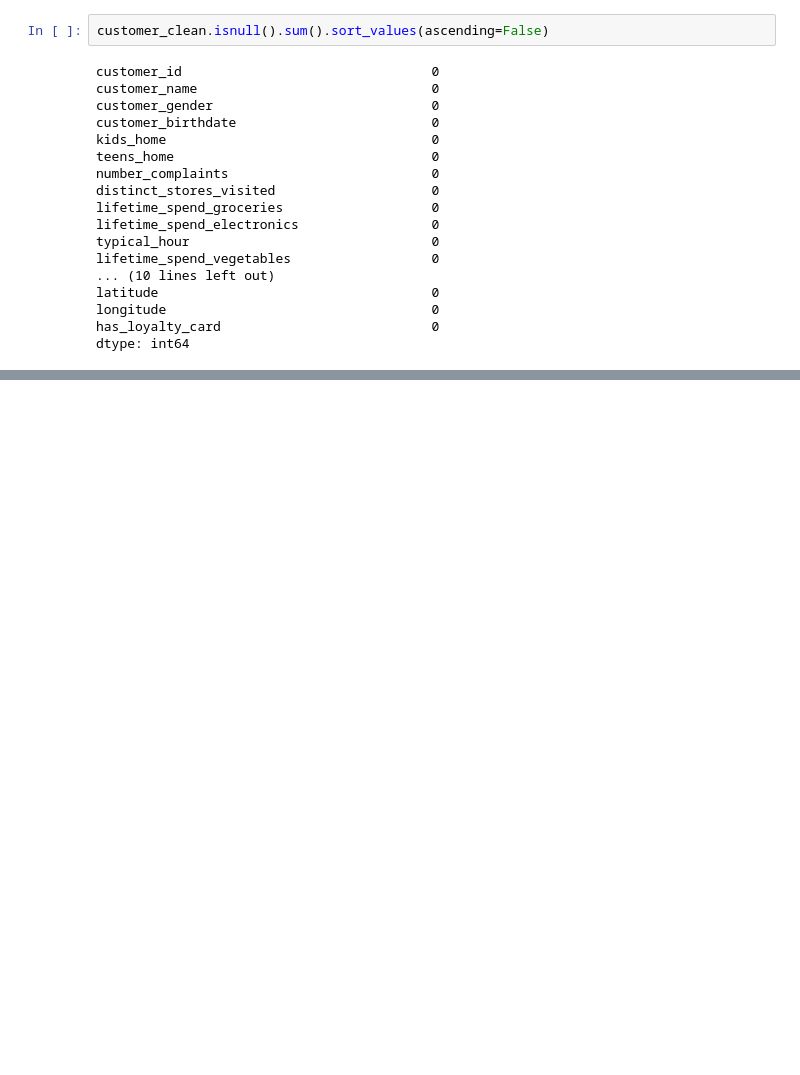
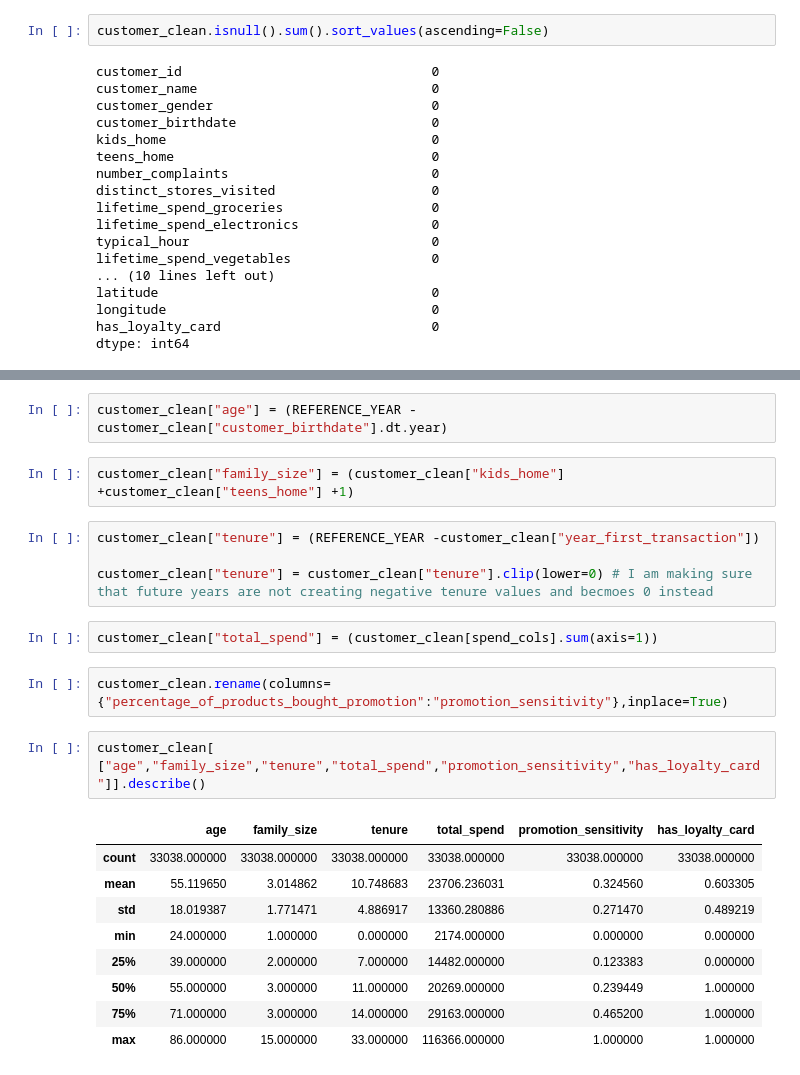
Before and after one commit to saifhoque15-netizen/ML2-Customer-Segmentation, a Jupyter notebook: notebooks/Customer_Segmentation.ipynb, the cells around one changed output, grey strips where cells are left out. Cells and saved outputs as stored; diff of their text form; blank space fills up the shorter version.

```diff
--- a/notebooks/Customer_Segmentation.ipynb
+++ b/notebooks/Customer_Segmentation.ipynb
@@ -294,0 +245,24 @@ dtype: int64
+# %%
+customer_clean["age"] = (REFERENCE_YEAR -customer_clean["customer_birthdate"].dt.year)
+# %%
+customer_clean["family_size"] = (customer_clean["kids_home"] +customer_clean["teens_home"] +1)
+# %%
+customer_clean["tenure"] = (REFERENCE_YEAR -customer_clean["year_first_transaction"])
+
+customer_clean["tenure"] = customer_clean["tenure"].clip(lower=0) # I am making sure that future years are not creating negative tenure values and becmoes 0 instead
+# %%
+customer_clean["total_spend"] = (customer_clean[spend_cols].sum(axis=1))
+# %%
+customer_clean.rename(columns={"percentage_of_products_bought_promotion":"promotion_sensitivity"},inplace=True)
+# %%
+customer_clean[ ["age","family_size","tenure","total_spend","promotion_sensitivity","has_loyalty_card"]].describe()
+# %% [output]
+|  | age | family_size | tenure | total_spend | promotion_sensitivity | has_loyalty_card |
+| count | 33038.000000 | 33038.000000 | 33038.000000 | 33038.000000 | 33038.000000 | 33038.000000 |
+| mean | 55.119650 | 3.014862 | 10.748683 | 23706.236031 | 0.324560 | 0.603305 |
+| std | 18.019387 | 1.771471 | 4.886917 | 13360.280886 | 0.271470 | 0.489219 |
+| min | 24.000000 | 1.000000 | 0.000000 | 2174.000000 | 0.000000 | 0.000000 |
+| 25% | 39.000000 | 2.000000 | 7.000000 | 14482.000000 | 0.123383 | 0.000000 |
+| 50% | 55.000000 | 3.000000 | 11.000000 | 20269.000000 | 0.239449 | 1.000000 |
+| 75% | 71.000000 | 3.000000 | 14.000000 | 29163.000000 | 0.465200 | 1.000000 |
+| max | 86.000000 | 15.000000 | 33.000000 | 116366.000000 | 1.000000 | 1.000000 |
```
Also changed, not shown: parts of 19 cells of this notebook.
